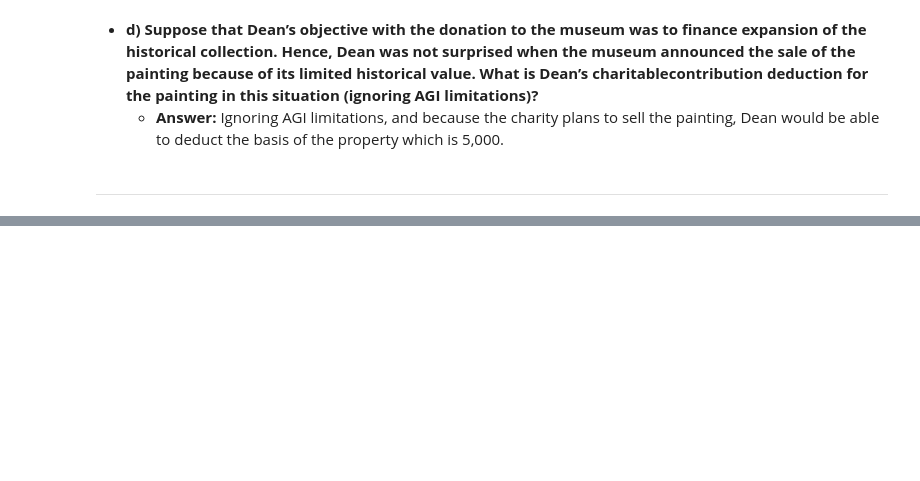
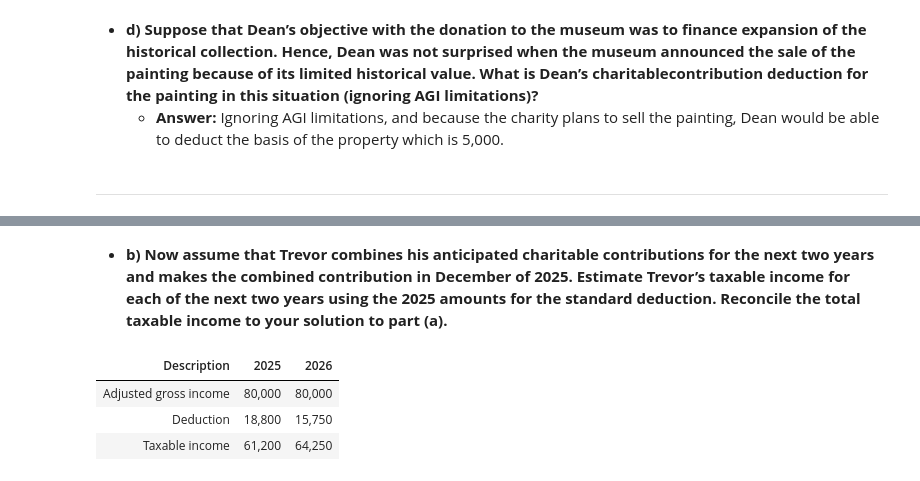
Before and after one commit to ekmartinez/Federal_Taxation, a Jupyter notebook: 05_Individual_Deductions/05_Individual_Deductions_Exercises.ipynb, the cells around one changed output, grey strips where cells are left out. Saved outputs shown, nothing was run; the diff lists cells and outputs as text; code cells hidden in the pictures; blank space fills up the shorter version.

```diff
--- a/05_Individual_Deductions/05_Individual_Deductions_Exercises.ipynb
+++ b/05_Individual_Deductions/05_Individual_Deductions_Exercises.ipynb
@@ -1062,0 +1140,31 @@ display(HTML(df.to_html(index=False)))
+# %% [markdown]
+- **b) Now assume that Trevor combines his anticipated charitable contributions for the next two years and makes the combined contribution in December of 2025. Estimate Trevor’s taxable income for each of the next two years using the 2025 amounts for the standard deduction. Reconcile the total taxable income to your solution to part (a).**
+# %%
+charitable_contributions_2025 = charitable_contribution * 2
+itemized_deductions_2025 = charitable_contributions_2025 + state_income_tax_deduction
+tax_2025 = OrdinaryIncomeTax(status, age, agi, 0, itemized_deductions_2025, qbi_deduction).calculate_tax()
+agi_2025 = tax_2025['adjusted_gross_income']
+deduction_2025 = tax_2025['deduction']
+taxable_income_2025 = tax_2025['taxable_income']
+
+itemized_deductions_2026 = itemized_deductions_2025 - charitable_contributions_2025
+tax_2026 = OrdinaryIncomeTax(status, age, agi, 0, itemized_deductions_2026, qbi_deduction).calculate_tax()
+agi_2026 = tax_2026['adjusted_gross_income']
+deduction_2026 = tax_2026['deduction']
+taxable_income_2026 = tax_2026['taxable_income']
+
+estimates_2 = {
+    "Description" : ["Adjusted gross income", "Deduction", "Taxable income"],
+    "2025" : [agi_2025, deduction_2025, taxable_income_2025],
+    "2026" : [agi_2026, deduction_2026, taxable_income_2026],
+}
+
+estimates_2_df = pd.DataFrame(estimates_2)
+estimates_2_df["2025"] = estimates_2_df["2025"].map("{:,.0f}".format)
+estimates_2_df["2026"] = estimates_2_df["2026"].map("{:,.0f}".format)
+display(HTML(estimates_2_df.to_html(index=False)))
+# %% [output]
+| Description | 2025 | 2026 |
+| Adjusted gross income | 80,000 | 80,000 |
+| Deduction | 18,800 | 15,750 |
+| Taxable income | 61,200 | 64,250 |
```
Also changed, not shown: parts of 11 cells of this notebook.
